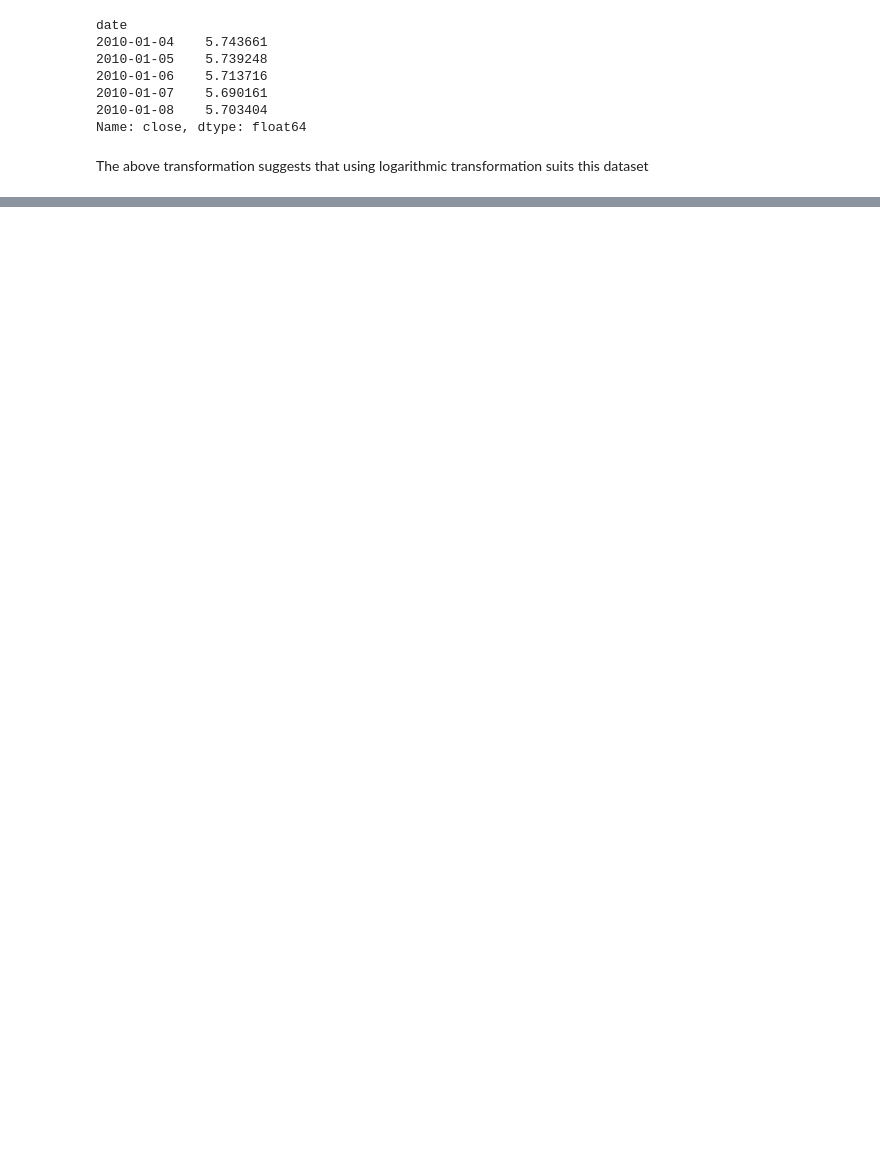
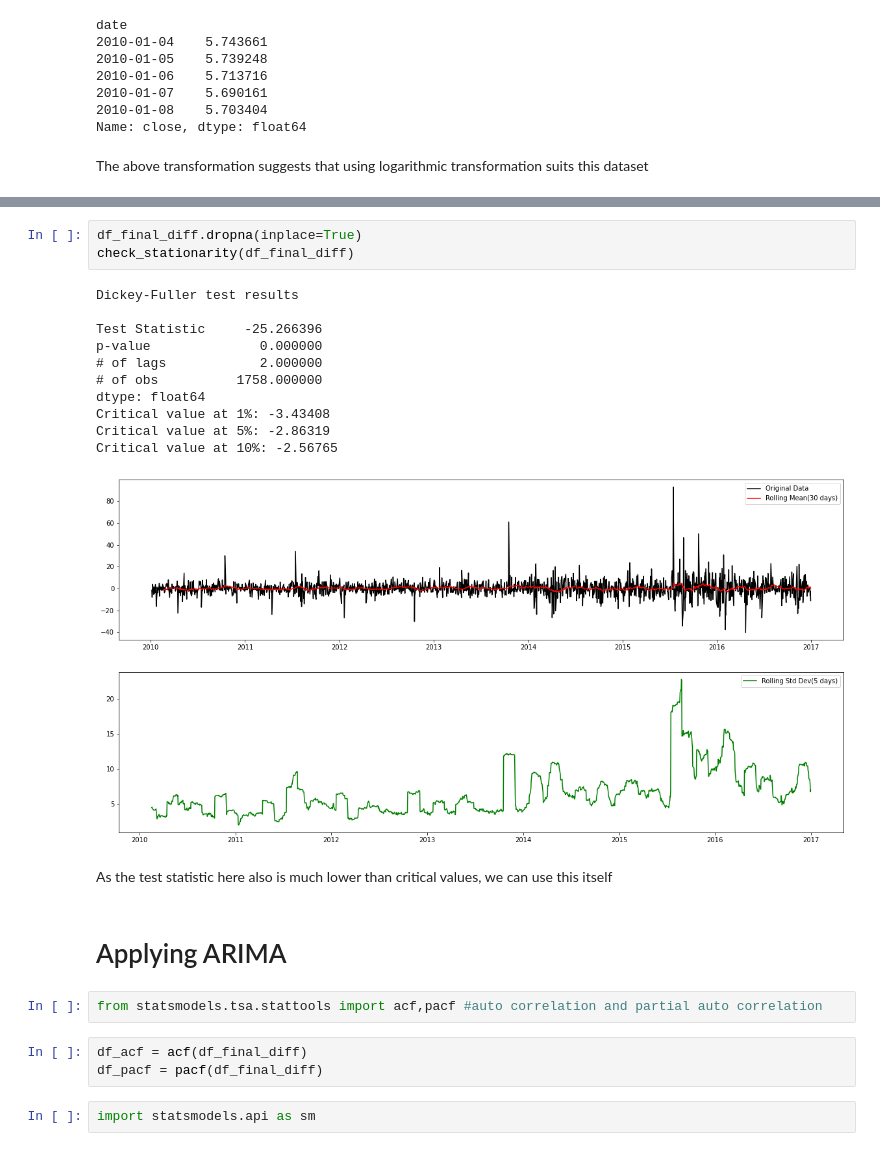
Before and after one commit to HarshitCodex/ARIMA-GARCH-modeling, a Jupyter notebook: SP500_NYSE/stock_ARIMA.ipynb, the cells around one changed output, grey strips where cells are left out. Cells and saved outputs as stored; diff of their text form; blank space fills up the shorter version.

```diff
--- a/SP500_NYSE/stock_ARIMA.ipynb
+++ b/SP500_NYSE/stock_ARIMA.ipynb
@@ -141,0 +187,26 @@ The above transformation suggests that using logarithmic transformation suits th
+# %%
+df_final_diff.dropna(inplace=True)
+check_stationarity(df_final_diff)
+# %% [output]
+Dickey-Fuller test results
+
+Test Statistic     -25.266396
+p-value              0.000000
+# of lags            2.000000
+# of obs          1758.000000
+dtype: float64
+Critical value at 1%: -3.43408
+Critical value at 5%: -2.86319
+Critical value at 10%: -2.56765
+[figure, added]
+# %% [markdown]
+As the test statistic here also is much lower than critical values, we can use this itself
+# %% [markdown]
+# Applying ARIMA
+# %%
+from statsmodels.tsa.stattools import acf,pacf #auto correlation and partial auto correlation
+# %%
+df_acf = acf(df_final_diff)
+df_pacf = pacf(df_final_diff)
+# %%
+import statsmodels.api as sm
```
Also changed, not shown: parts of 30 cells of this notebook, 2 other files.
